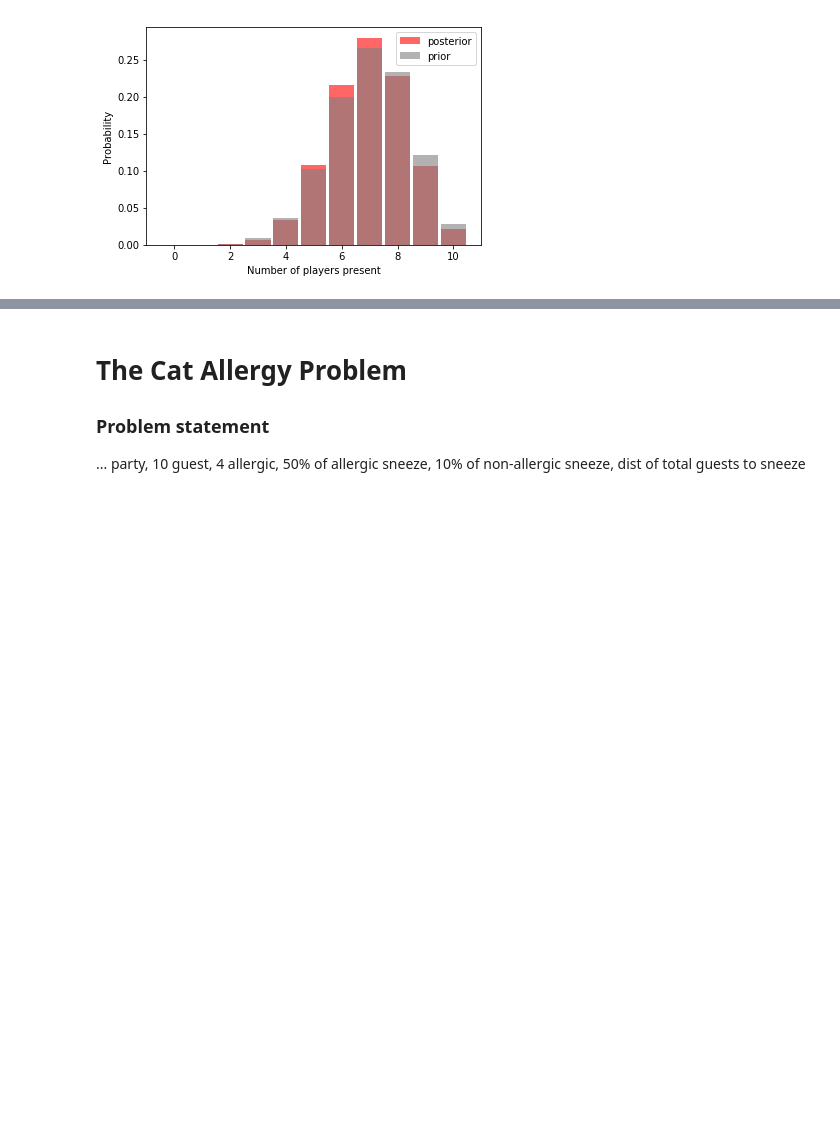
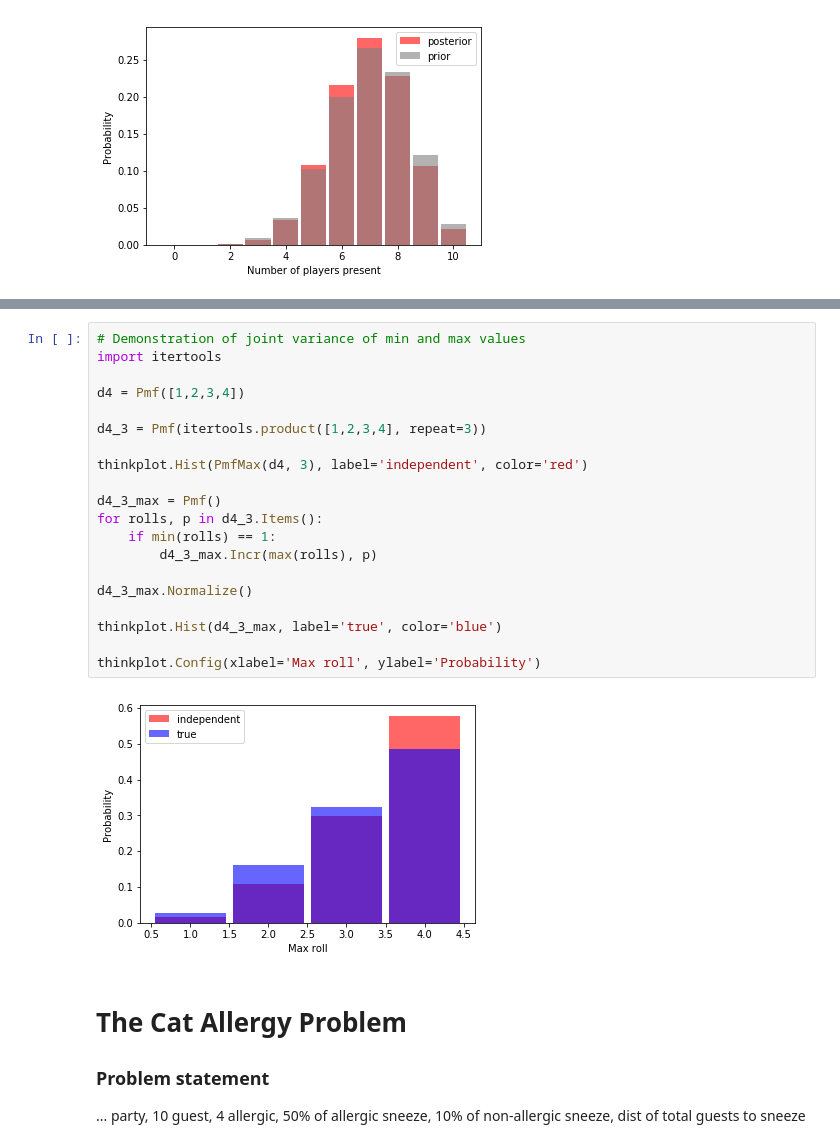
Before and after one commit to HALtheWise/ThinkBayes2, a Jupyter notebook: examples/homework2.ipynb, the cells around one changed output, grey strips where cells are left out. Drawn from its saved outputs; the diff is of its cells as text; blank space fills up the shorter version.

```diff
--- a/examples/homework2.ipynb
+++ b/examples/homework2.ipynb
@@ -155,3 +158,25 @@ thinkplot.Config(xlabel='Number of players present', ylabel='Probability')
+# %%
+# Demonstration of joint variance of min and max values
+import itertools
+
+d4 = Pmf([1,2,3,4])
+
+d4_3 = Pmf(itertools.product([1,2,3,4], repeat=3))
+
+thinkplot.Hist(PmfMax(d4, 3), label='independent', color='red')
+
+d4_3_max = Pmf()
+for rolls, p in d4_3.Items():
+    if min(rolls) == 1:
+        d4_3_max.Incr(max(rolls), p)
+
+d4_3_max.Normalize()
+
+thinkplot.Hist(d4_3_max, label='true', color='blue')
+
+thinkplot.Config(xlabel='Max roll', ylabel='Probability')
+# %% [output]
+[figure, added]
 # %% [markdown]
 # The Cat Allergy Problem
 
```
Also changed, not shown: parts of 11 cells of this notebook.
